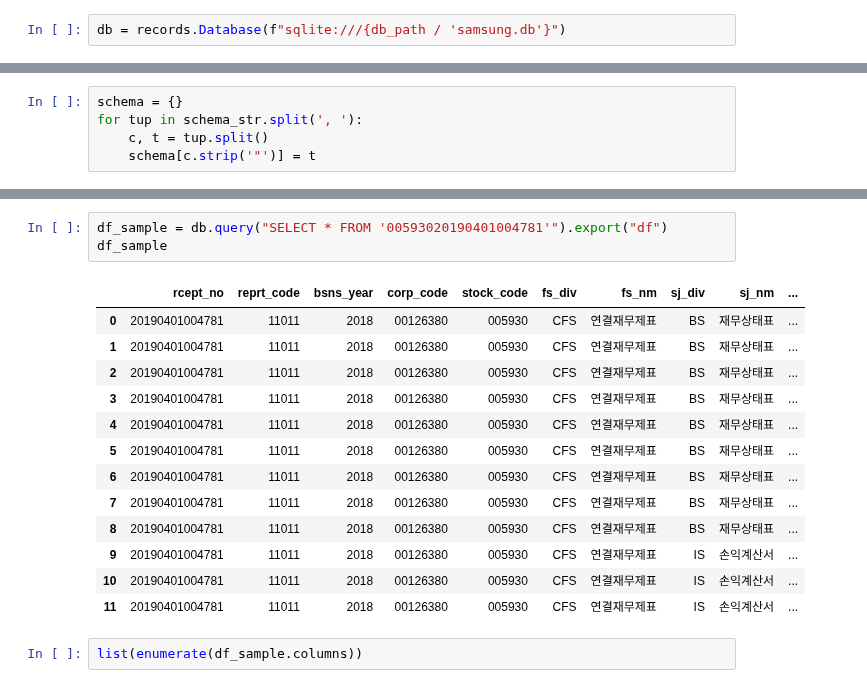
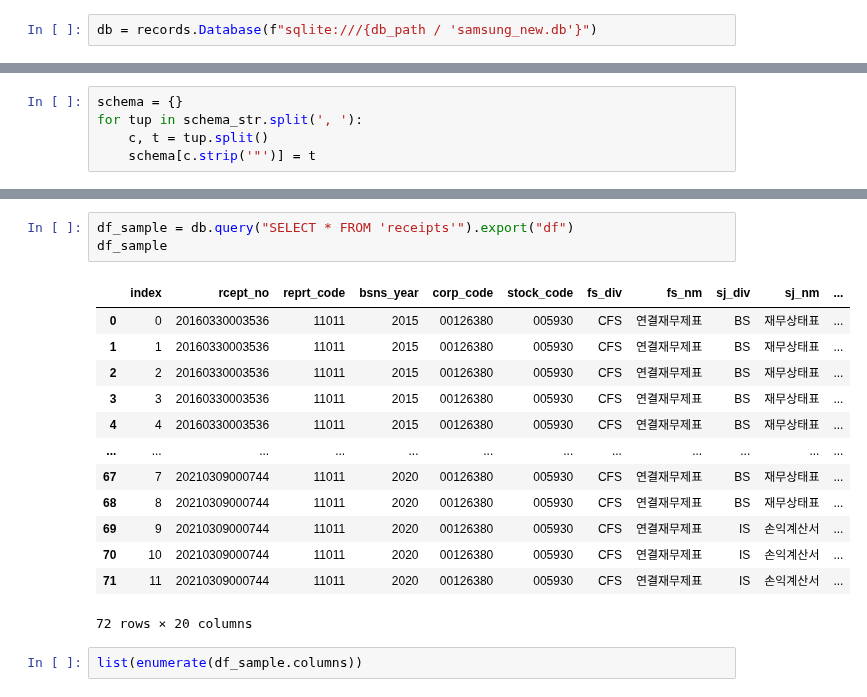
Before and after one commit to simonjisu/Text2SQL, a Jupyter notebook: Notebooks/SQLparser.ipynb, the cells around one changed output, grey strips where cells are left out. Saved outputs shown, nothing was run; the diff lists cells and outputs as text.

```diff
--- a/Notebooks/SQLparser.ipynb
+++ b/Notebooks/SQLparser.ipynb
@@ -275,7 +275,7 @@ num_re = re.compile(r'[-+]?\d*\.\d+|\d+')
 
 db_path = Path("./private")
 # %%
-db = records.Database(f"sqlite:///{db_path / 'samsung.db'}")
+db = records.Database(f"sqlite:///{db_path / 'samsung_new.db'}")
 # %%
 db.get_table_names()
 # %% [output]
@@ -323,20 +315,20 @@ schema
 # %%
-df_sample = db.query("SELECT * FROM '00593020190401004781'").export("df")
+df_sample = db.query("SELECT * FROM 'receipts'").export("df")
 df_sample
 # %% [output]
-|  | rcept_no | reprt_code | bsns_year | corp_code | stock_code | fs_div | fs_nm | sj_div | sj_nm | ... |
-| 0 | 20190401004781 | 11011 | 2018 | 00126380 | 005930 | CFS | 연결재무제표 | BS | 재무상태표 | ... |
-| 1 | 20190401004781 | 11011 | 2018 | 00126380 | 005930 | CFS | 연결재무제표 | BS | 재무상태표 | ... |
-| 2 | 20190401004781 | 11011 | 2018 | 00126380 | 005930 | CFS | 연결재무제표 | BS | 재무상태표 | ... |
-| 3 | 20190401004781 | 11011 | 2018 | 00126380 | 005930 | CFS | 연결재무제표 | BS | 재무상태표 | ... |
-| 4 | 20190401004781 | 11011 | 2018 | 00126380 | 005930 | CFS | 연결재무제표 | BS | 재무상태표 | ... |
-| 5 | 20190401004781 | 11011 | 2018 | 00126380 | 005930 | CFS | 연결재무제표 | BS | 재무상태표 | ... |
-| 6 | 20190401004781 | 11011 | 2018 | 00126380 | 005930 | CFS | 연결재무제표 | BS | 재무상태표 | ... |
-| 7 | 20190401004781 | 11011 | 2018 | 00126380 | 005930 | CFS | 연결재무제표 | BS | 재무상태표 | ... |
-| 8 | 20190401004781 | 11011 | 2018 | 00126380 | 005930 | CFS | 연결재무제표 | BS | 재무상태표 | ... |
-| 9 | 20190401004781 | 11011 | 2018 | 00126380 | 005930 | CFS | 연결재무제표 | IS | 손익계산서 | ... |
-| 10 | 20190401004781 | 11011 | 2018 | 00126380 | 005930 | CFS | 연결재무제표 | IS | 손익계산서 | ... |
-| 11 | 20190401004781 | 11011 | 2018 | 00126380 | 005930 | CFS | 연결재무제표 | IS | 손익계산서 | ... |
+|  | index | rcept_no | reprt_code | bsns_year | corp_code | stock_code | fs_div | fs_nm | sj_div | sj_nm | ... |
+| 0 | 0 | 20160330003536 | 11011 | 2015 | 00126380 | 005930 | CFS | 연결재무제표 | BS | 재무상태표 | ... |
+| 1 | 1 | 20160330003536 | 11011 | 2015 | 00126380 | 005930 | CFS | 연결재무제표 | BS | 재무상태표 | ... |
+| 2 | 2 | 20160330003536 | 11011 | 2015 | 00126380 | 005930 | CFS | 연결재무제표 | BS | 재무상태표 | ... |
+| 3 | 3 | 20160330003536 | 11011 | 2015 | 00126380 | 005930 | CFS | 연결재무제표 | BS | 재무상태표 | ... |
+| 4 | 4 | 20160330003536 | 11011 | 2015 | 00126380 | 005930 | CFS | 연결재무제표 | BS | 재무상태표 | ... |
+| ... | ... | ... | ... | ... | ... | ... | ... | ... | ... | ... | ... |
+| 67 | 7 | 20210309000744 | 11011 | 2020 | 00126380 | 005930 | CFS | 연결재무제표 | BS | 재무상태표 | ... |
+| 68 | 8 | 20210309000744 | 11011 | 2020 | 00126380 | 005930 | CFS | 연결재무제표 | BS | 재무상태표 | ... |
+| 69 | 9 | 20210309000744 | 11011 | 2020 | 00126380 | 005930 | CFS | 연결재무제표 | IS | 손익계산서 | ... |
+| 70 | 10 | 20210309000744 | 11011 | 2020 | 00126380 | 005930 | CFS | 연결재무제표 | IS | 손익계산서 | ... |
+| 71 | 11 | 20210309000744 | 11011 | 2020 | 00126380 | 005930 | CFS | 연결재무제표 | IS | 손익계산서 | ... |
+72 rows × 20 columns
 # %%
 list(enumerate(df_sample.columns))
 # %% [output]
```
Also changed, not shown: parts of 12 cells of this notebook, 2 other files.
